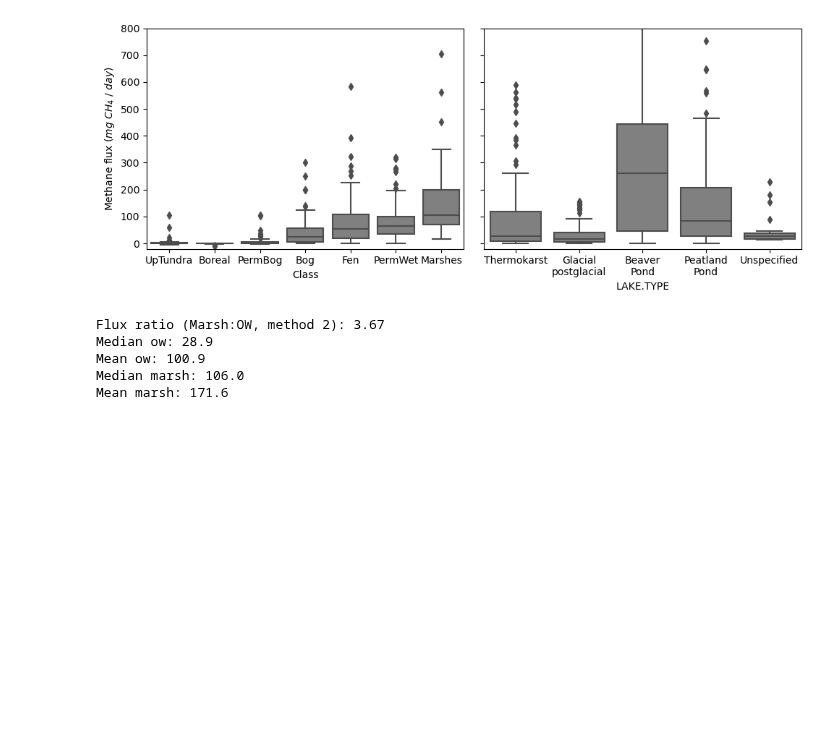
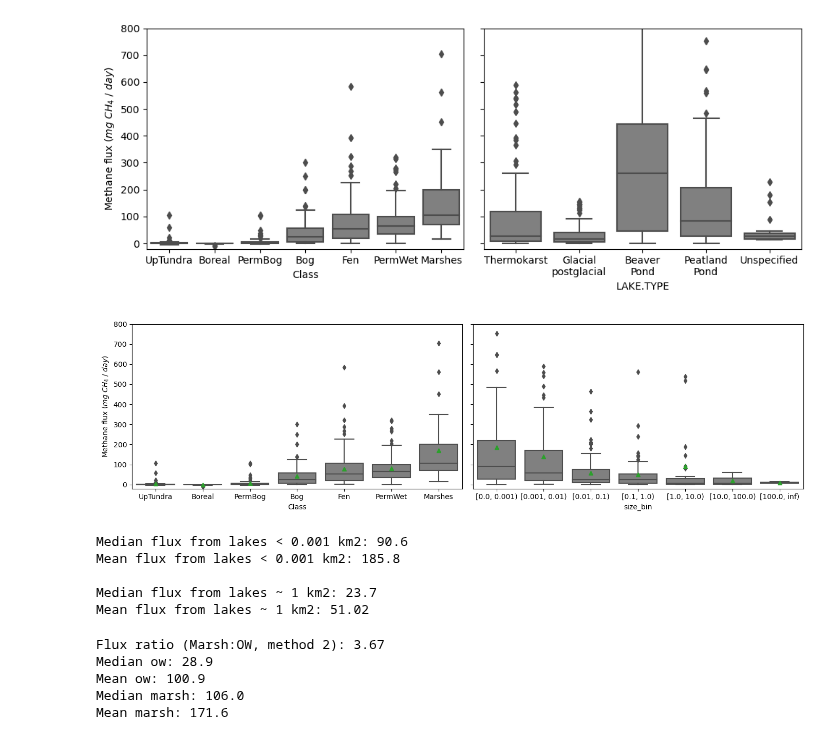
Before and after one commit to ekcomputer/lake-area, a Jupyter notebook: baseline_estimates.ipynb, the cells around one changed output. Drawn from its saved outputs; the diff is of its cells as text; code cells hidden in the pictures; blank space fills up the shorter version.

Commit message:
Investigating mean fluxes by size class from BAWLD...checkpoint

```diff
--- a/baseline_estimates.ipynb
+++ b/baseline_estimates.ipynb
@@ -398,6 +398,45 @@ ax[1].set_xticklabels(['Thermokarst', 'Glacial\npostglacial', 'Beaver\nPond', 'P
 fig.set_tight_layout(tight=True)
 # %% [output]
 [figure]
+# %%
+## Add total lake flux column
+dff = df.copy() # make a copy for filling nans
+dff['CH4.E.FLUX'].fillna(dff['CH4.D.FLUX']*1.2, inplace=True)
+dff['CH4.D.FLUX'].fillna(dff['CH4.E.FLUX']/1.2, inplace=True)
+dff['CH4.DE.FLUX'] = dff['CH4.D.FLUX'] + dff['CH4.E.FLUX']
+
+## Plot by size bin
+df['size_bin'] = pd.cut(df['SA'], [0, 0.001, 0.01, 0.1, 1, 10, 100, np.inf], right=False)
+fig, ax = plt.subplots(1,2, sharey=True, figsize=(14, 4))
+sns.boxplot(df_terr, x='Class', y='CH4Av', ax=ax[0], color='grey', showmeans=True)
+sns.boxplot(dff, x='size_bin', y='CH4.DE.FLUX', ax=ax[1], color='grey', showmeans=True) # x='labels'
+
+## ylim
+ax[0].set_ylim([-20, 800])
+
+## labels
+ax[0].set_ylabel('Methane flux ($mg\ CH_4\ /\ day$)')
+ax[1].set_ylabel('')
+# ax[1].set_xticklabels(['Glacial\npostglacial', 'Thermokarst', 'Peatland\nPond', 'Beaver\nPond', 'Unspecified'])
+# ax[1].set_xticklabels(['Thermokarst', 'Glacial\npostglacial', 'Beaver\nPond', 'Peatland\nPond', 'Unspecified'])
+fig.set_tight_layout(tight=True)
+# %% [output]
+[figure, added]
+# %%
+## Smallest lakes
+print(f"Median flux from lakes < 0.001 km2: {dff[dff.size_bin == pd.Interval(0, 0.001, closed='left')]['CH4.DE.FLUX'].median():0.3}")
+print(f"Mean flux from lakes < 0.001 km2: {dff[dff.size_bin == pd.Interval(0, 0.001, closed='left')]['CH4.DE.FLUX'].mean():0.4}")
+
+## Lakes near HL cutoff
+print('')
+print(f"Median flux from lakes ~ 1 km2: {dff[dff.size_bin == pd.Interval(0.1, 1, closed='left')]['CH4.DE.FLUX'].median():0.3}")
+print(f"Mean flux from lakes ~ 1 km2: {dff[dff.size_bin == pd.Interval(0.1, 1, closed='left')]['CH4.DE.FLUX'].mean():0.4}")
+# %% [output]
+Median flux from lakes < 0.001 km2: 90.6
+Mean flux from lakes < 0.001 km2: 185.8
+
+Median flux from lakes ~ 1 km2: 23.7
+Mean flux from lakes ~ 1 km2: 51.02
 # %%
 ## Method 2 for marsh:ow ratio
 print(f"Flux ratio (Marsh:OW, method 2): {marshes['CH4Av'].median()/(dff['CH4.DE.FLUX'].median()):0.3}") # uses, D,E +/or combined DEP chamber flux
```
Also changed, not shown: parts of 7 cells of this notebook, 1 other file.
